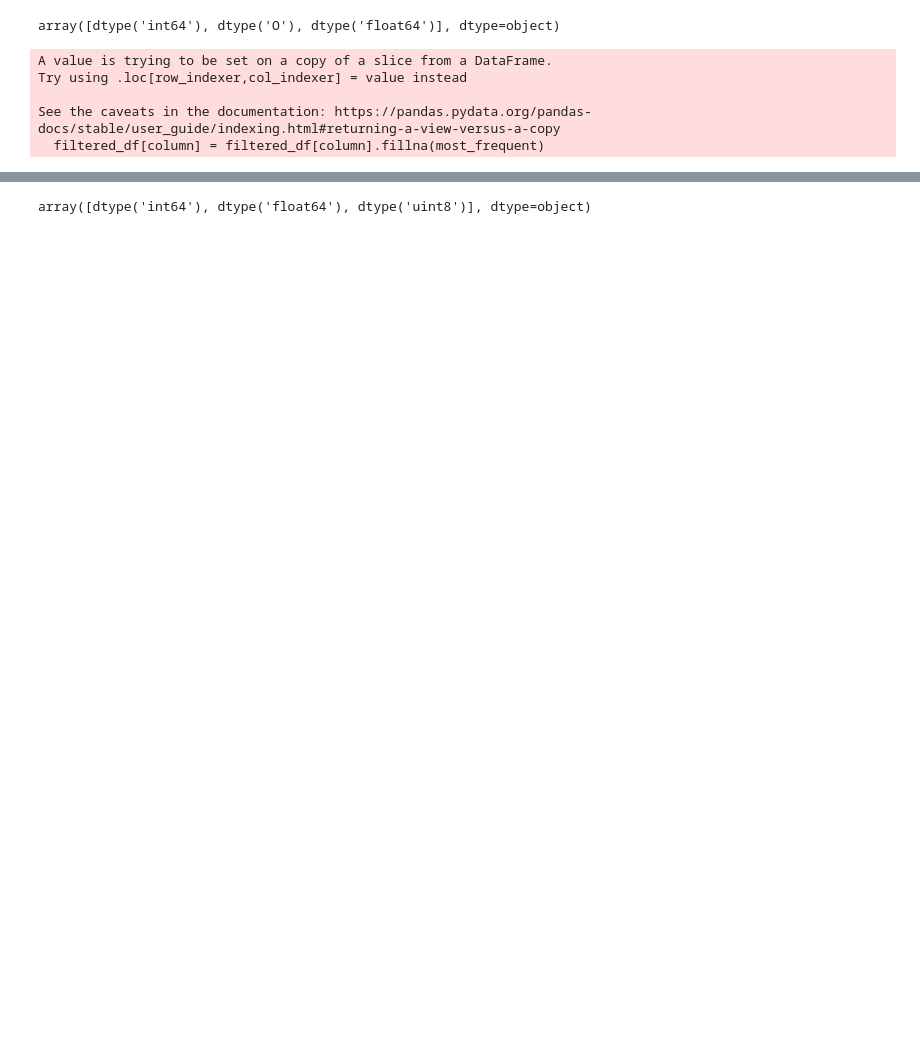
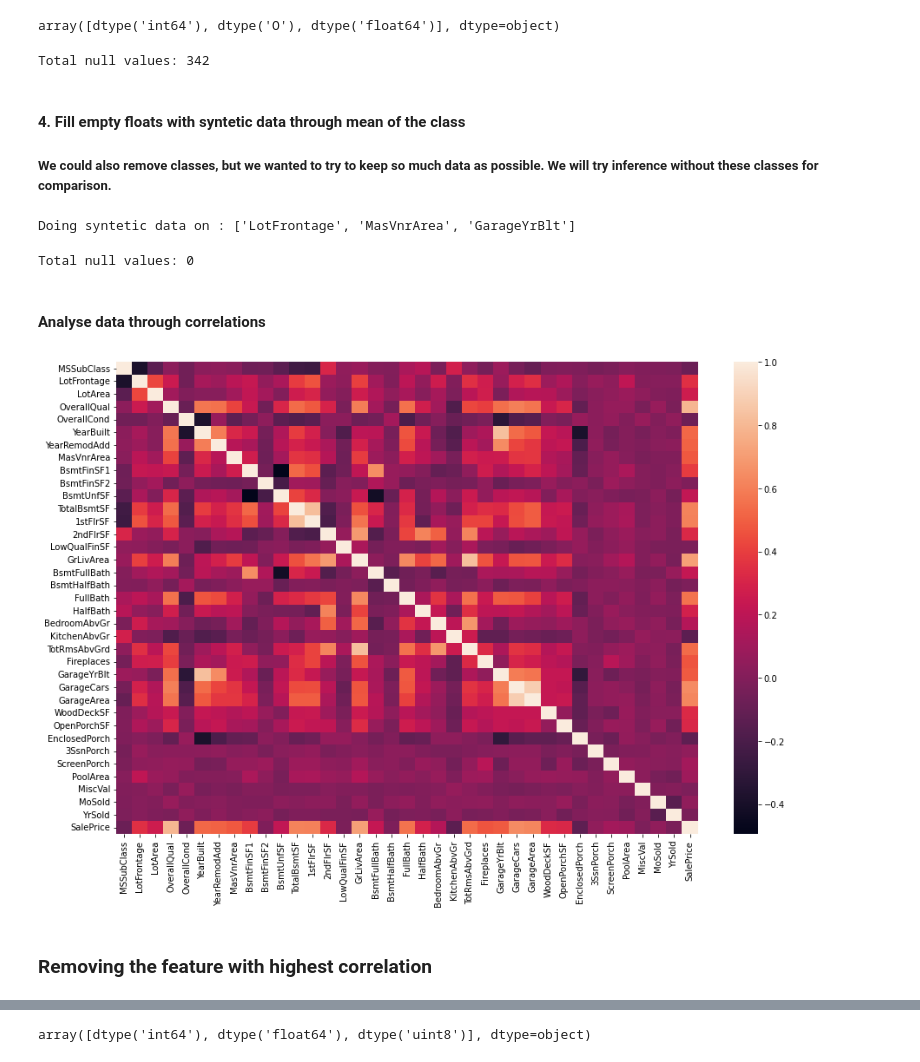
Before and after one commit to AntonMaxen/applied-ai, a Jupyter notebook: assignment_2/regression_g.ipynb, the cells around one changed output, grey strips where cells are left out. Cells and saved outputs as stored; diff of their text form; code cells hidden in the pictures; blank space fills up the shorter version.

```diff
--- a/assignment_2/regression_g.ipynb
+++ b/assignment_2/regression_g.ipynb
@@ -73,10 +77,9 @@ total_rows = concat_df.shape[0]
 threshold = 0.5
 series_filtered_mask = (series_filtered / total_rows) > threshold
 
-columns_to_remove = series_filtered[series_filtered_mask].keys()
+columns_to_remove = list(series_filtered[series_filtered_mask].keys())
 
 concat_df.drop(columns_to_remove, inplace=True, axis=1)
 
-
-print(f'removed {columns_to_remove}')
+print(f'Removed columns that has over 50 % null values : {columns_to_remove}')
 # %% [output]
@@ -116,13 +116,43 @@ mask = filtered_df.dtypes == 'O'
 columns_to_string = filtered_df.select_dtypes('O')
 
 for column in columns_to_string:
-
     most_frequent = filtered_df[column].value_counts().keys()[0]
-
-    filtered_df[column] = filtered_df[column].fillna(most_frequent)
+    filtered_df[column] = filtered_df[column].fillna(most_frequent).copy()
-# %% [output]
-A value is trying to be set on a copy of a slice from a DataFrame.
-Try using .loc[row_indexer,col_indexer] = value instead
-
-See the caveats in the documentation: https://pandas.pydata.org/pandas-docs/stable/user_guide/indexing.html#returning-a-view-versus-a-copy
-  filtered_df[column] = filtered_df[column].fillna(most_frequent)
+# %%
+total_null_values = filtered_df.isna().sum().sum()
+
+print(f'Total null values: {total_null_values}')
+# %% [output]
+Total null values: 342
+# %% [markdown]
+#### 4. Fill empty floats with syntetic data through mean of the class
+
+##### We could also remove classes, but we wanted to try to keep so much data as possible. We will try inference without these classes for comparison.
+# %%
+mask = filtered_df.isnull().sum() > 0
+columns = filtered_df.columns[mask]
+columns_to_fix = filtered_df[columns]
+
+for column in columns_to_fix:
+    mean = columns_to_fix[column].mean()
+    filtered_df[column] = columns_to_fix[column].replace(np.NAN, mean)
+
+print(f'Doing syntetic data on : {list(columns)}')
+# %% [output]
+Doing syntetic data on : ['LotFrontage', 'MasVnrArea', 'GarageYrBlt']
+# %%
+total_null_values = filtered_df.isna().sum().sum()
+
+print(f'Total null values: {total_null_values}')
+# %% [output]
+Total null values: 0
+# %% [markdown]
+#### Analyse data through correlations
+# %%
+plt.figure(figsize=(15,10))
+sns.heatmap(concat_df.corr())
+plt.show()
+# %% [output]
+[figure, added]
+# %% [markdown]
+### Removing the feature with highest correlation
```
Also changed, not shown: parts of 42 cells of this notebook, 1 other file.
